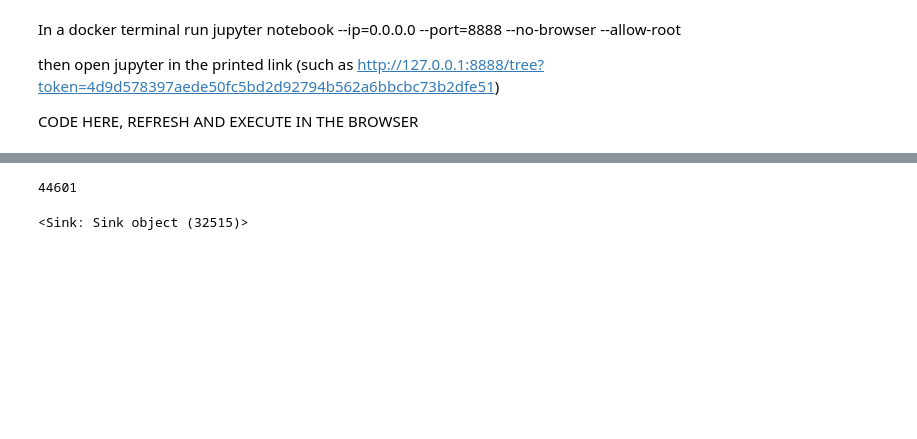
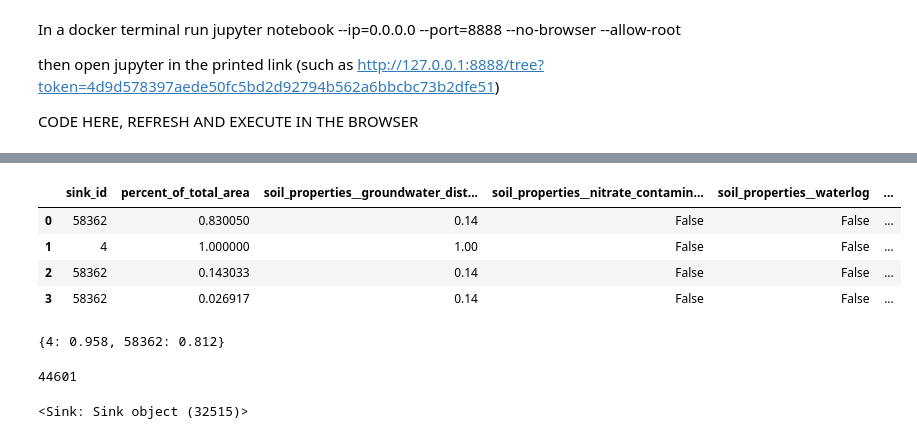
Before and after one commit to Coljak/Spreewasser-N, a Jupyter notebook: app/toolbox/toolbox_nb.ipynb, the cells around one changed output, grey strips where cells are left out. Saved outputs shown, nothing was run; the diff lists cells and outputs as text; code cells hidden in the pictures; blank space fills up the shorter version.

```diff
--- a/app/toolbox/toolbox_nb.ipynb
+++ b/app/toolbox/toolbox_nb.ipynb
@@ -27,3 +88,42 @@ from django.contrib.gis.geos import GEOSGeometry, Polygon, MultiPolygon
+# %%
+def compute_index_2(row):
+    landuse = row['soil_properties__agricultural_landuse__name']
+    if landuse == 'grassland':
+        return (
+            w_gr_fc * row['soil_properties__fieldcapacity__rating_index'] +
+            w_gr_hydro * row['soil_properties__hydromorphy__rating_index'] +
+            w_gr_soil * row['soil_properties__soil_texture__rating_index'] +
+            w_gr_wet * row['soil_properties__wet_grassland__rating_index']
+        )
+    elif landuse == 'no_agricultural_use':
+        return (
+            w_fg_fc * row['soil_properties__fieldcapacity__rating_index'] +
+            w_fg_hc1 * row['soil_properties__hydraulic_conductivity_1m_rating'] +
+            w_fg_hc2 * row['soil_properties__hydraulic_conductivity_2m_rating']
+        )
+    else:
+        return (
+            w_ag_fc * row['soil_properties__fieldcapacity__rating_index'] +
+            w_ag_hydro * row['soil_properties__hydromorphy__rating_index'] +
+            w_ag_soil * row['soil_properties__soil_texture__rating_index']
+        )
+
+df['index_2'] = df.apply(compute_index_2, axis=1)
+df['index_be'] = w_usability * df['index_1'] + w_soil * df['index_2']
+df['weighted_index'] = df['index_be'] * df['percent_of_total_area']
+# %%
+df
+# %% [output]
+|  | sink_id | percent_of_total_area | soil_properties__groundwater_dist... | soil_properties__nitrate_contamin... | soil_properties__waterlog | ... |
+| 0 | 58362 | 0.830050 | 0.14 | False | False | ... |
+| 1 | 4 | 1.000000 | 1.00 | False | False | ... |
+| 2 | 58362 | 0.143033 | 0.14 | False | False | ... |
+| 3 | 58362 | 0.026917 | 0.14 | False | False | ... |
+# %%
+sink_indices = df.groupby('sink_id')['weighted_index'].sum().round(3).to_dict()
+sink_indices
+# %% [output]
+{4: 0.958, 58362: 0.812}
 # %%
 sinks = models.EnlargedSink.objects.all()
 # %%
```
Also changed, not shown: parts of 7 cells of this notebook, 8 other files.
